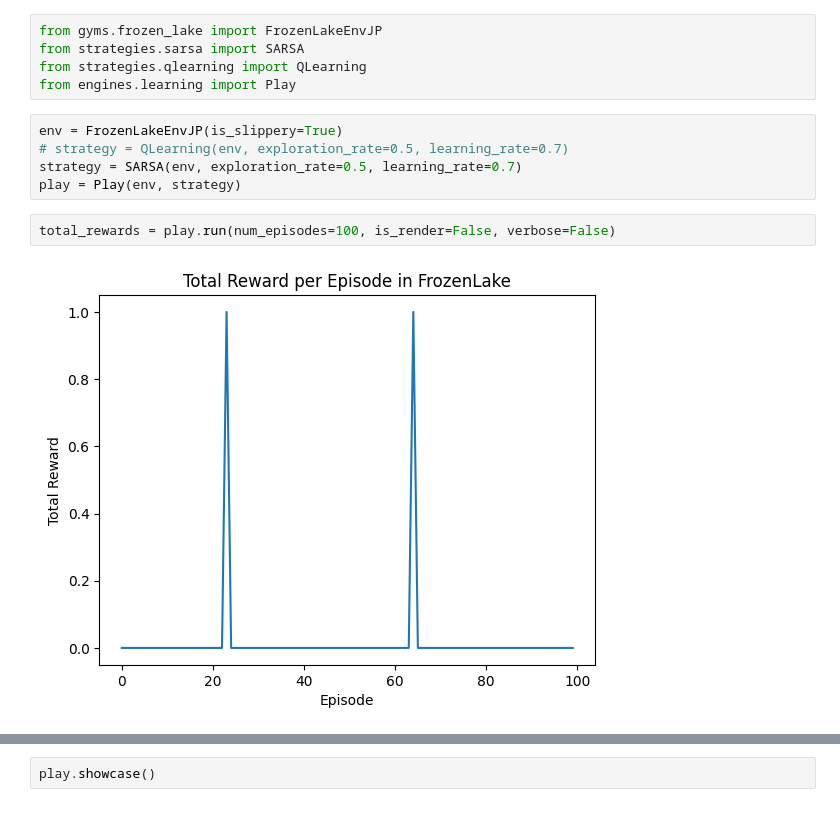
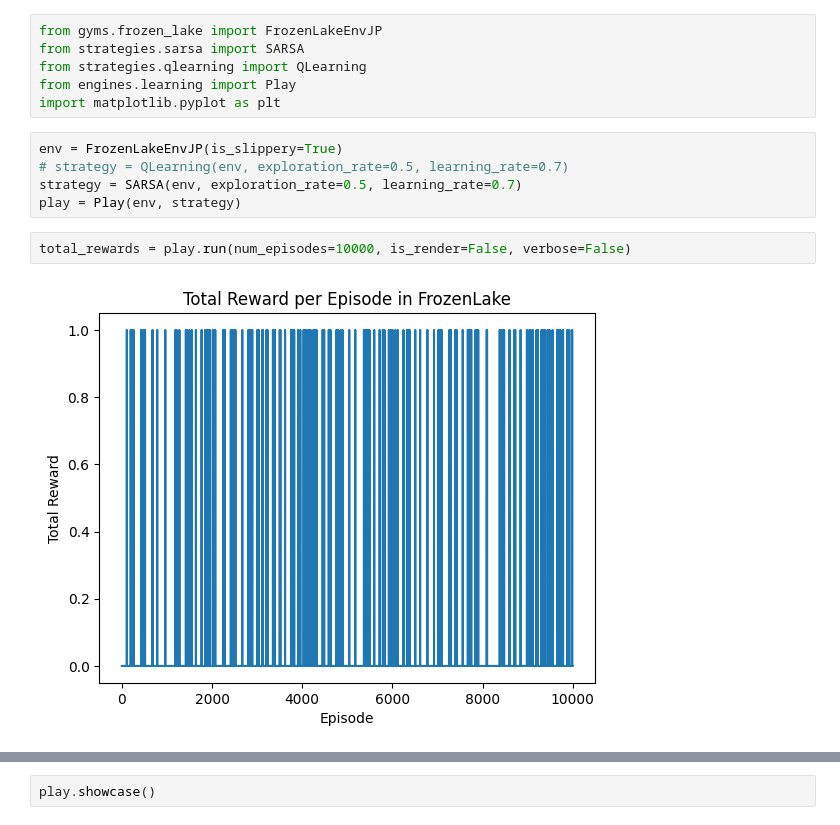
Before and after one commit to Apollo1840/Reinforcement-Learning-Tech, a Jupyter notebook: SARSA_simple.ipynb, the cells around one changed output, grey strips where cells are left out. Cells and saved outputs as stored; diff of their text form.

```diff
--- a/SARSA_simple.ipynb
+++ b/SARSA_simple.ipynb
@@ -3,12 +3,13 @@ from gyms.frozen_lake import FrozenLakeEnvJP
 from strategies.sarsa import SARSA
 from strategies.qlearning import QLearning
 from engines.learning import Play
+import matplotlib.pyplot as plt
 # %%
 env = FrozenLakeEnvJP(is_slippery=True)
 # strategy = QLearning(env, exploration_rate=0.5, learning_rate=0.7)
 strategy = SARSA(env, exploration_rate=0.5, learning_rate=0.7)
 play = Play(env, strategy)
 # %%
-total_rewards = play.run(num_episodes=100, is_render=False, verbose=False)
+total_rewards = play.run(num_episodes=10000, is_render=False, verbose=False)
 # %% [output]
-[figure, old version]
+[figure, new version]
```
Also changed, not shown: parts of 5 cells of this notebook, 3 other files.
